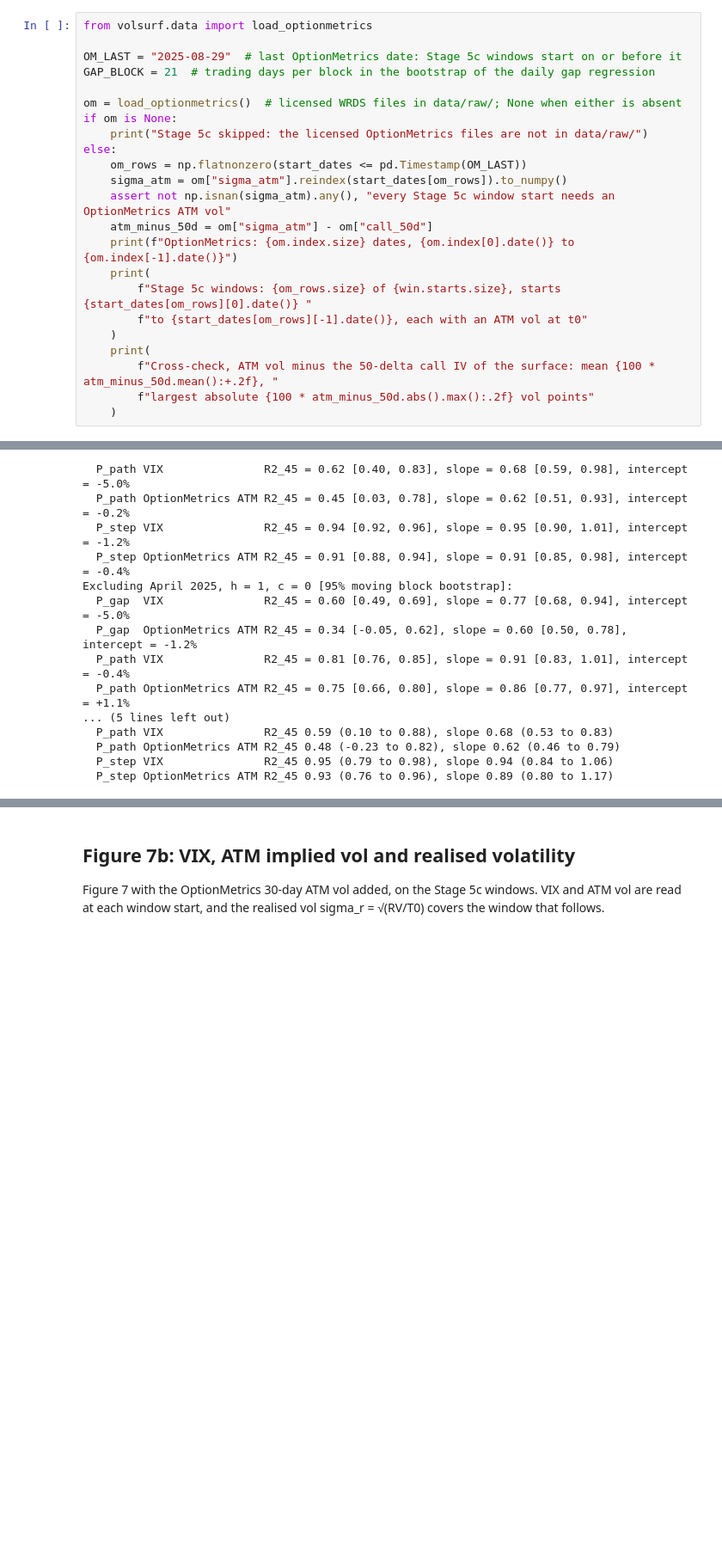
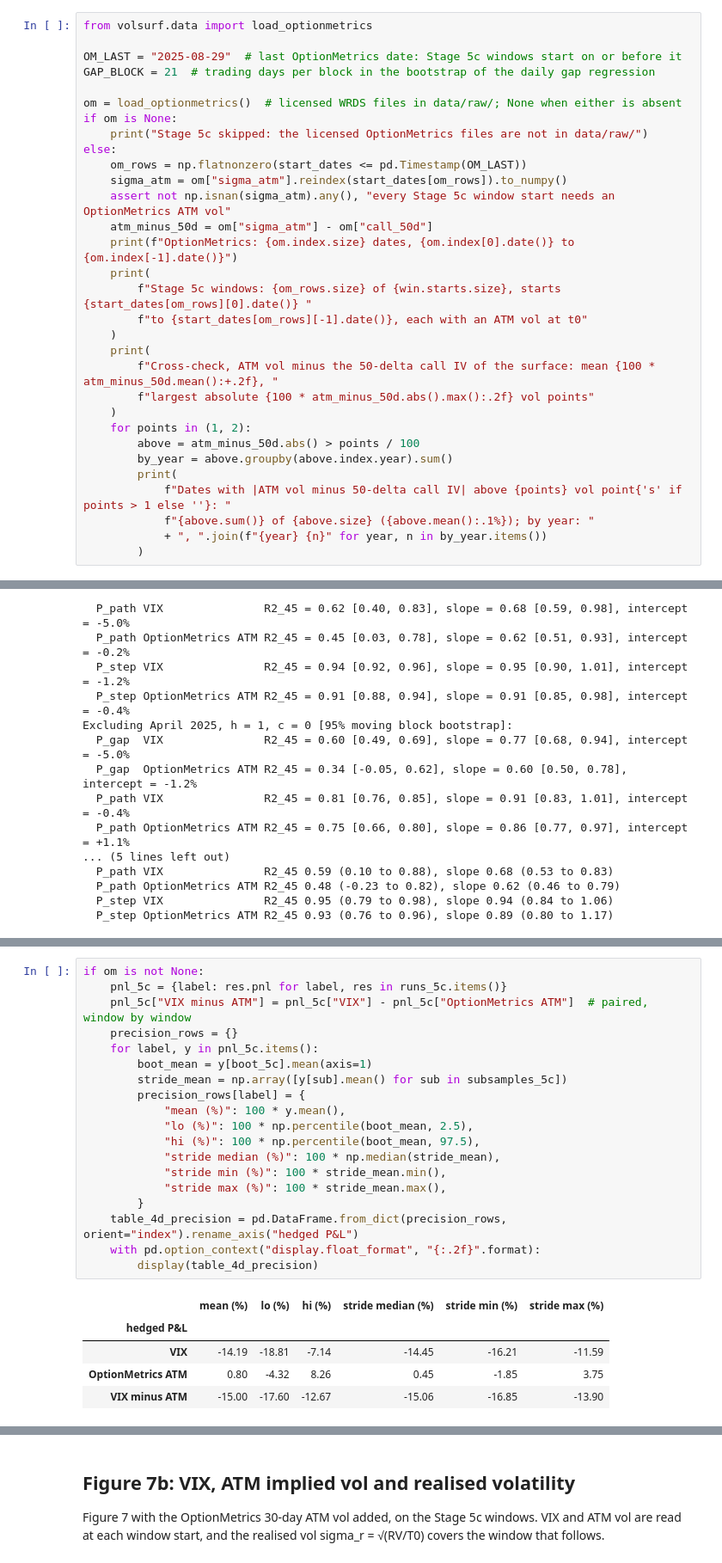
Before and after one commit to yogi-agarwal/vol-surface-delta-hedging, a Jupyter notebook: notebooks/analysis.ipynb, the cells around one changed output, grey strips where cells are left out. Shown at 86% size. Drawn from its saved outputs; the diff is of its cells as text; blank space fills up the shorter version.

```diff
--- a/notebooks/analysis.ipynb
+++ b/notebooks/analysis.ipynb
@@ -558,6 +558,14 @@ else:
         f"Cross-check, ATM vol minus the 50-delta call IV of the surface: mean {100 * atm_minus_50d.mean():+.2f}, "
         f"largest absolute {100 * atm_minus_50d.abs().max():.2f} vol points"
     )
+    for points in (1, 2):
+        above = atm_minus_50d.abs() > points / 100
+        by_year = above.groupby(above.index.year).sum()
+        print(
+            f"Dates with |ATM vol minus 50-delta call IV| above {points} vol point{'s' if points > 1 else ''}: "
+            f"{above.sum()} of {above.size} ({above.mean():.1%}); by year: "
+            + ", ".join(f"{year} {n}" for year, n in by_year.items())
+        )
 # %% [output]
 OptionMetrics: 1068 dates, 2021-06-01 to 2025-08-29
 Stage 5c windows: 982 of 1232, starts 2021-10-01 to 2025-08-29, each with an ATM vol at t0
@@ -686,0 +700,25 @@ Excluding April 2025, h = 1, c = 0 [95% moving block bootstrap]:
+# %%
+if om is not None:
+    pnl_5c = {label: res.pnl for label, res in runs_5c.items()}
+    pnl_5c["VIX minus ATM"] = pnl_5c["VIX"] - pnl_5c["OptionMetrics ATM"]  # paired, window by window
+    precision_rows = {}
+    for label, y in pnl_5c.items():
+        boot_mean = y[boot_5c].mean(axis=1)
+        stride_mean = np.array([y[sub].mean() for sub in subsamples_5c])
+        precision_rows[label] = {
+            "mean (%)": 100 * y.mean(),
+            "lo (%)": 100 * np.percentile(boot_mean, 2.5),
+            "hi (%)": 100 * np.percentile(boot_mean, 97.5),
+            "stride median (%)": 100 * np.median(stride_mean),
+            "stride min (%)": 100 * stride_mean.min(),
+            "stride max (%)": 100 * stride_mean.max(),
+        }
+    table_4d_precision = pd.DataFrame.from_dict(precision_rows, orient="index").rename_axis("hedged P&L")
+    with pd.option_context("display.float_format", "{:.2f}".format):
+        display(table_4d_precision)
+# %% [output]
+|  | mean (%) | lo (%) | hi (%) | stride median (%) | stride min (%) | stride max (%) |
+| hedged P&L |  |  |  |  |  |  |
+| VIX | -14.19 | -18.81 | -7.14 | -14.45 | -16.21 | -11.59 |
+| OptionMetrics ATM | 0.80 | -4.32 | 8.26 | 0.45 | -1.85 | 3.75 |
+| VIX minus ATM | -15.00 | -17.60 | -12.67 | -15.06 | -16.85 | -13.90 |
```
Also changed, not shown: parts of 7 cells of this notebook, 1 other file.
